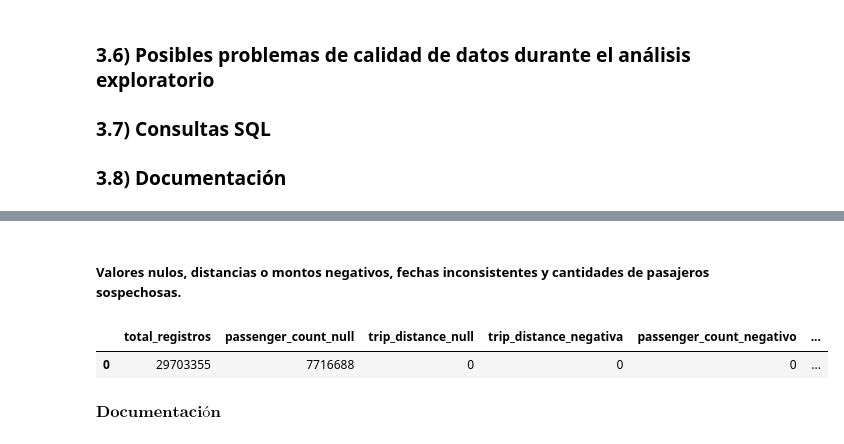
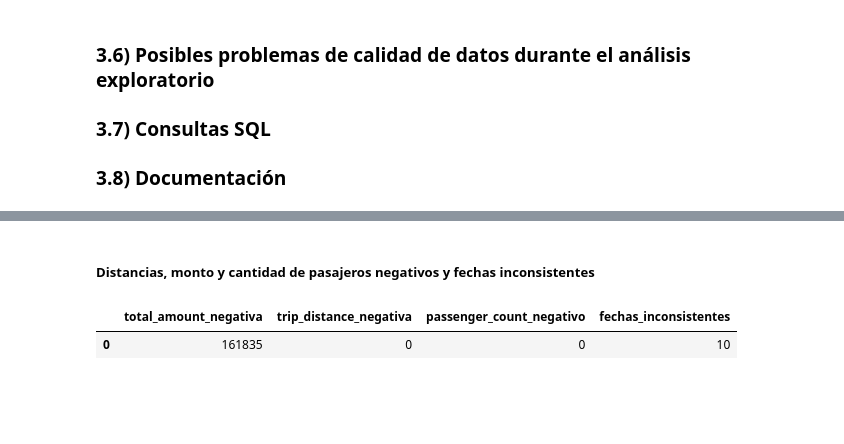
Before and after one commit to ricrod01/duckdb, a Jupyter notebook: notebooks/ejercicio_3.ipynb, the cells around one changed output, grey strips where cells are left out. Drawn from its saved outputs; the diff is of its cells as text; code cells hidden in the pictures; blank space fills up the shorter version.

Commit message:
Ejercicio 3 parte necesaria
Se realiza hasta el inciso 3.8

```diff
--- a/notebooks/ejercicio_3.ipynb
+++ b/notebooks/ejercicio_3.ipynb
@@ -6,6 +6,7 @@
 import duckdb
 import pandas as pd
 from pathlib import Path
+pd.set_option("display.max_columns", None)
 # %% [markdown]
 ### Rutas de archivos
 # %%
@@ -138,20 +248,10 @@ muestra_green
 # %% [markdown]
-##### Valores nulos, distancias o montos negativos, fechas inconsistentes y cantidades de pasajeros sospechosas.
+##### Distancias, monto y cantidad de pasajeros negativos y fechas inconsistentes
 # %%
-calidad_yellow = con.execute(f"""
-    SELECT
-        COUNT(*) AS total_registros,
-        COUNT(*) FILTER (WHERE passenger_count IS NULL) AS passenger_count_null,
-        COUNT(*) FILTER (WHERE trip_distance IS NULL) AS trip_distance_null,
-        COUNT(*) FILTER (WHERE trip_distance < 0) AS trip_distance_negativa,
-        COUNT(*) FILTER (WHERE passenger_count < 0) AS passenger_count_negativo,
-        COUNT(*) FILTER (WHERE tpep_dropoff_datetime < tpep_pickup_datetime) AS fechas_inconsistentes
-    FROM read_parquet('{RUTA_YELLOW}')
-""").df()
+query = Path("../sql/ejercicio_3_6_a2.sql").read_text()
+calidad_yellow = con.execute(query).df()
 
 calidad_yellow
 # %% [output]
-|  | total_registros | passenger_count_null | trip_distance_null | trip_distance_negativa | passenger_count_negativo | ... |
-| 0 | 29703355 | 7716688 | 0 | 0 | 0 | ... |
+|  | total_amount_negativa | trip_distance_negativa | passenger_count_negativo | fechas_inconsistentes |
+| 0 | 161835 | 0 | 0 | 10 |
-# %% [markdown]
-$\textbf{Documentación}$
```
Also changed, not shown: parts of 31 cells of this notebook, 15 other files.
